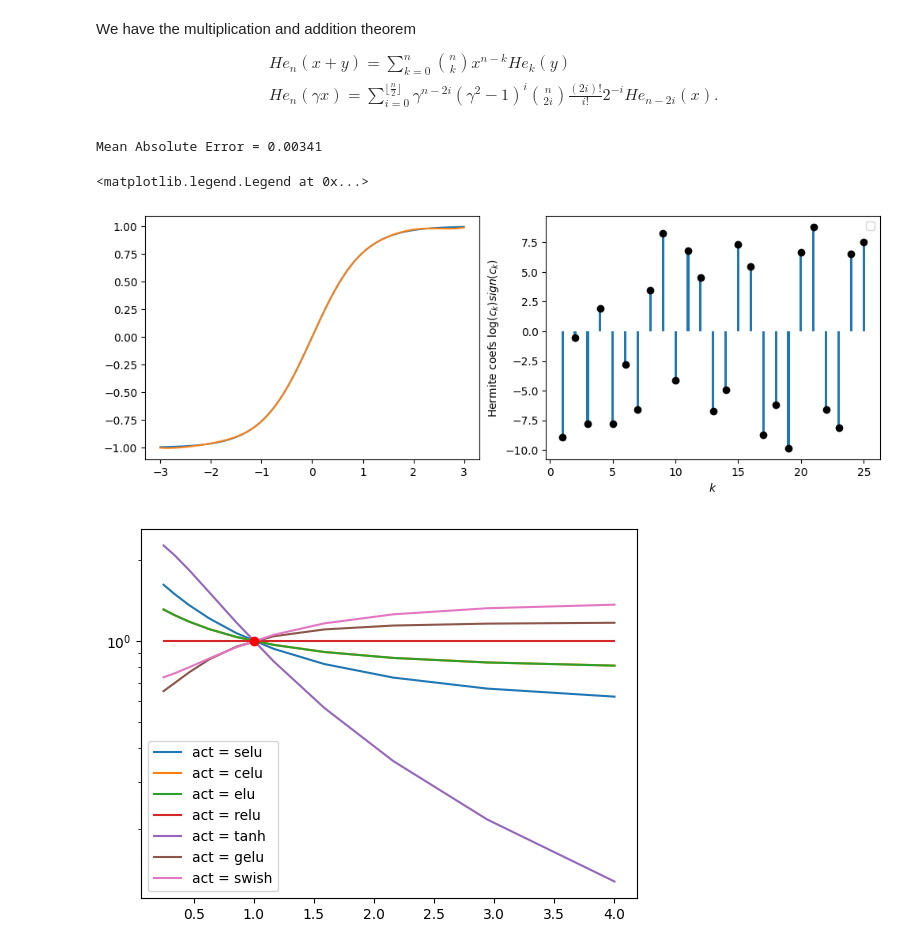
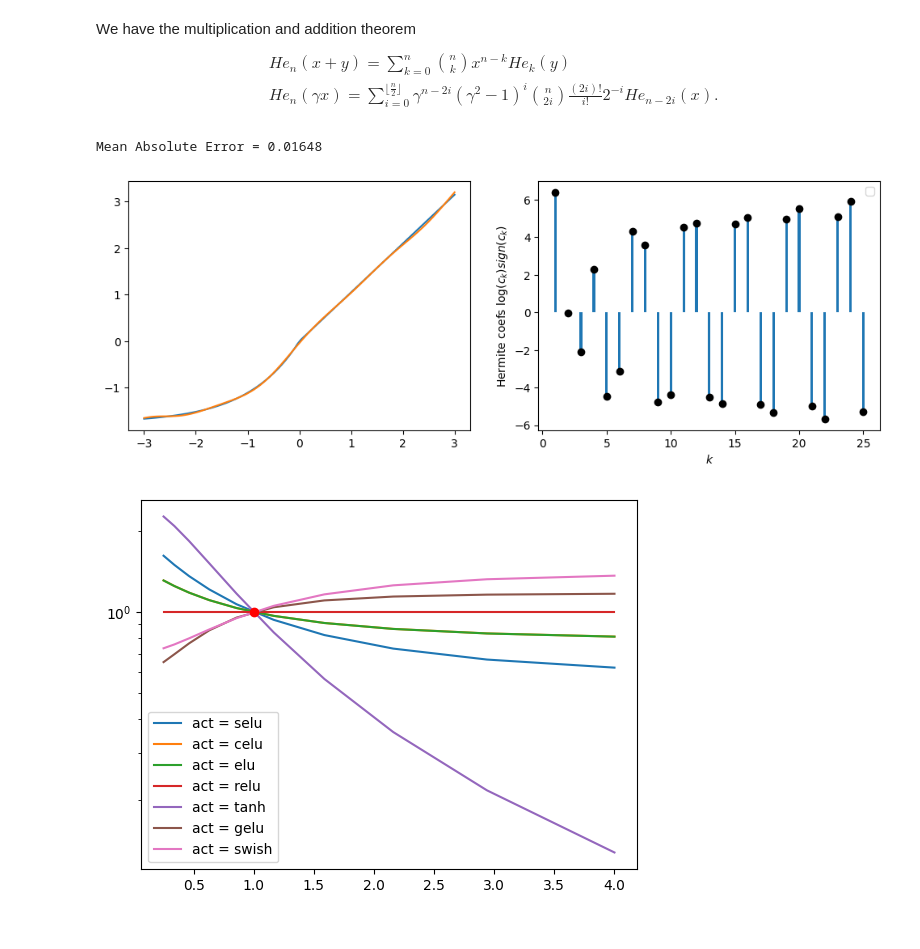
Before and after one commit to ratschlab/phd-thesis-amir, a Jupyter notebook: evaluations/evaluate.ipynb, the cells around one changed output. Cells and saved outputs as stored; diff of their text form; code cells hidden in the pictures.

Commit message:
updated figures

```diff
--- a/evaluations/evaluate.ipynb
+++ b/evaluations/evaluate.ipynb
@@ -658,27 +662,27 @@ $$
 # %%
 # check hermite coefficients and reovery
 
-f = get_activation_function('tanh',)
+f = get_activation_function('selu',)
 coefs = compute_hermite_coefs(f, order=25,num_samples=10**6)
 f2 = hermite_expansion(coefs)
 x = np.linspace(-3,3,100)
 mae = np.mean(abs(f(x)-f2(x)))
 print(f"Mean Absolute Error = {mae:.5f}")
 
 plt.figure(figsize=(12,4))
 plt.subplot(1,2,1)
 plt.plot(x,f(x), label='original')
 plt.plot(x,f2(x), label='recovered')
 plt.subplot(1,2,2)
 sg = np.sign(coefs)
 scoefs = np.log(np.abs(coefs)) * sg
 plt.bar(range(1,len(coefs)+1),scoefs,width=0.2)
 plt.scatter(range(1,len(coefs)+1),scoefs,marker='o',color='k',)
 plt.ylabel('Hermite coefs $\\log(c_k) sign(c_k)$')
 plt.xlabel('$k$')
 plt.legend()
+plt.savefig('images/selu_hermite_recovery.pdf')
 # %% [output]
-Mean Absolute Error = 0.00341
+Mean Absolute Error = 0.01648
-<matplotlib.legend.Legend at 0x...>
-[figure, old version]
+[figure, new version]
 # %%
```
Also changed, not shown: parts of 4 cells of this notebook, 13 other files.
